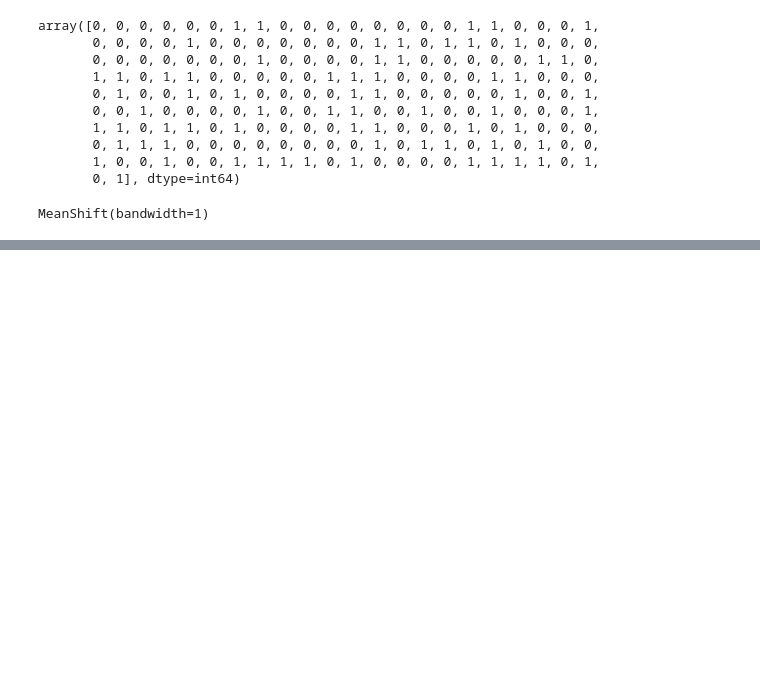
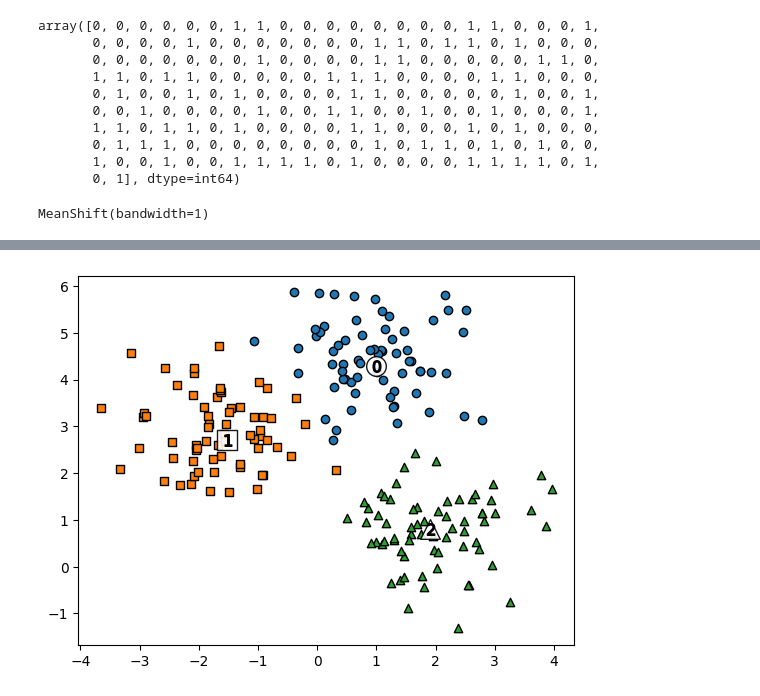
Before and after one commit to kbigdata005/ml, a Jupyter notebook: MeanShift.ipynb, the cells around one changed output, grey strips where cells are left out. Drawn from its saved outputs; the diff is of its cells as text; code cells hidden in the pictures; blank space fills up the shorter version.

```diff
--- a/MeanShift.ipynb
+++ b/MeanShift.ipynb
@@ -72,0 +88,11 @@ markers=['o', 's', '^', 'P', 'D', 'H', 'x']
+# %%
+for label in unique_labels :
+    label_cluster = clusterDF[clusterDF['cluster_labels']==label]
+    center_x_y = centers[label]
+    plt.scatter(x=label_cluster['ftr1'], y=label_cluster['ftr2'], edgecolors='k', marker=markers[label])
+    plt.scatter(x=center_x_y[0], y=center_x_y[1], s=200, color = 'white', alpha=0.9, edgecolors='k', marker = markers[label])
+    plt.scatter(x=center_x_y[0], y=center_x_y[1], s=70, color = 'k', edgecolors='k', marker = '$%d$' % label)
+
+plt.show()
+# %% [output]
+[figure, added]
```
Also changed, not shown: parts of 4 cells of this notebook, 1 other file.
